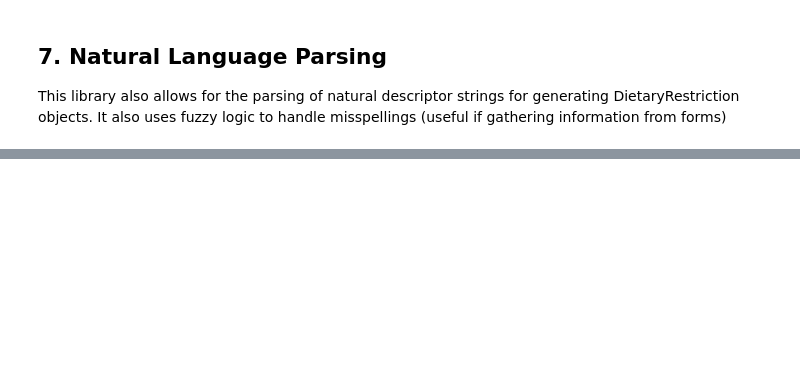
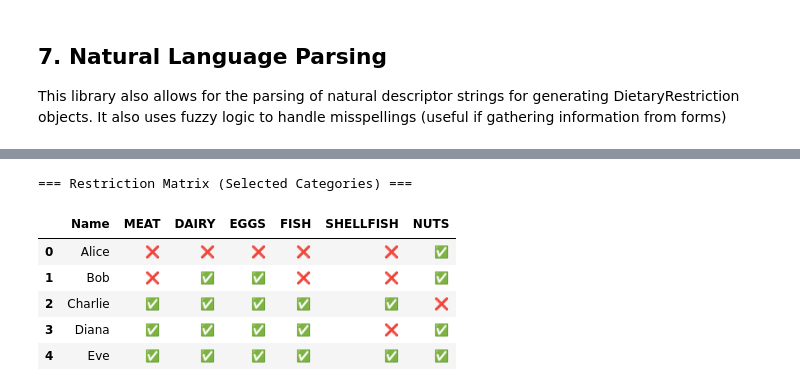
Before and after one commit to JetpackYoshi/meal-planner, a Jupyter notebook: examples/feature_overview.ipynb, the cells around one changed output, grey strips where cells are left out. Saved outputs shown, nothing was run; the diff lists cells and outputs as text; code cells hidden in the pictures; blank space fills up the shorter version.

```diff
--- a/examples/feature_overview.ipynb
+++ b/examples/feature_overview.ipynb
@@ -222,0 +326,13 @@ Input: No restrictions
+# %%
+# Show restriction matrix with specific categories
+print("\n=== Restriction Matrix (Selected Categories) ===")
+selected_categories = ["MEAT", "DAIRY", "EGGS", "FISH", "SHELLFISH", "NUTS"]
+analyzer.get_restriction_matrix(use_emojis=True, categories=selected_categories)
+# %% [output]
+=== Restriction Matrix (Selected Categories) ===
+|  | Name | MEAT | DAIRY | EGGS | FISH | SHELLFISH | NUTS |
+| 0 | Alice | ❌ | ❌ | ❌ | ❌ | ❌ | ✅ |
+| 1 | Bob | ❌ | ✅ | ✅ | ❌ | ❌ | ✅ |
+| 2 | Charlie | ✅ | ✅ | ✅ | ✅ | ✅ | ❌ |
+| 3 | Diana | ✅ | ✅ | ✅ | ✅ | ❌ | ✅ |
+| 4 | Eve | ✅ | ✅ | ✅ | ✅ | ✅ | ✅ |
```
Also changed, not shown: parts of 26 cells of this notebook, 1 other file.
